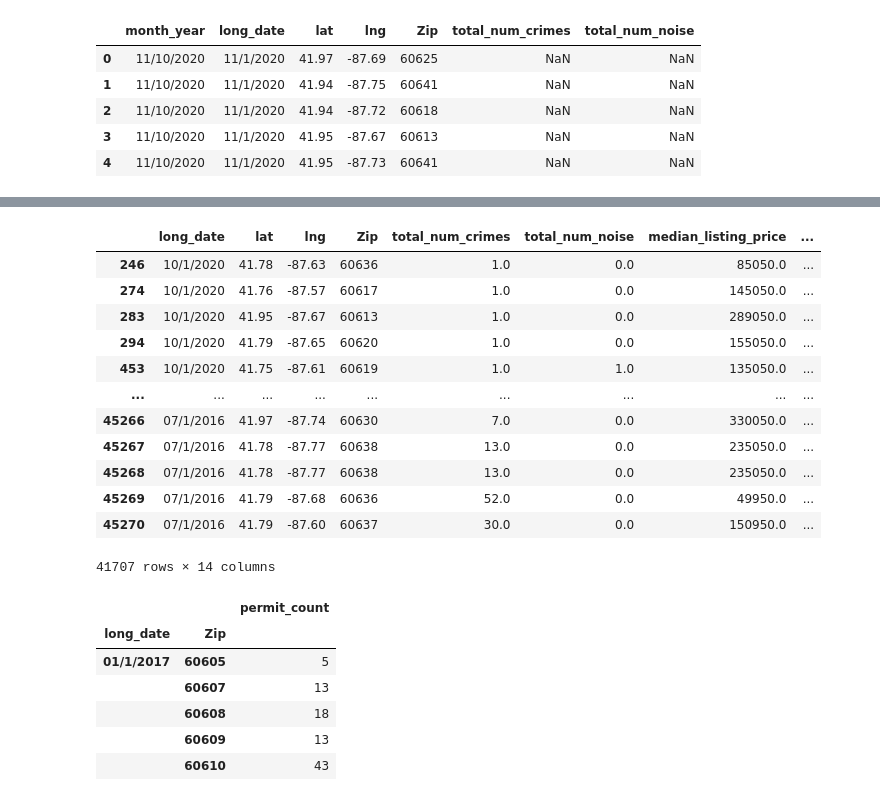
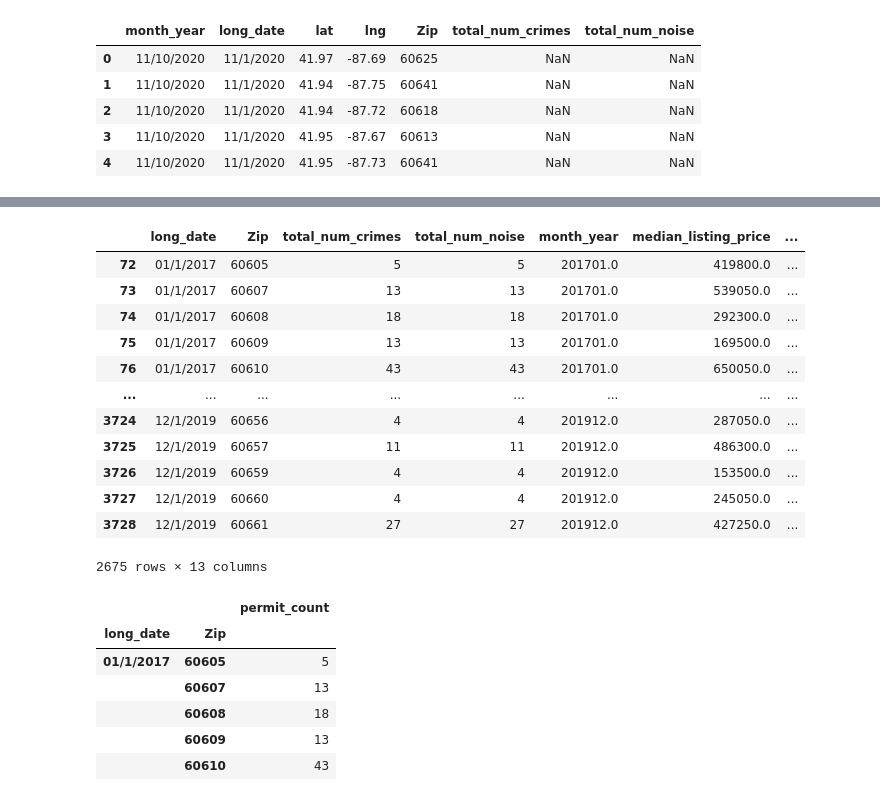
Before and after one commit to sjricketts/Project-3, a Jupyter notebook: chicago_real_estate_data.ipynb, the cells around one changed output, grey strips where cells are left out. Drawn from its saved outputs; the diff is of its cells as text; code cells hidden in the pictures.

Commit message:
updated full data set

```diff
--- a/chicago_real_estate_data.ipynb
+++ b/chicago_real_estate_data.ipynb
@@ -425,0 +448,4 @@ chiPermitsClean_df.head()
+# %%
+chiPermitsClean = "Data/chiPermitsClean_dfREW.csv"
+chiPermitsClean_df = pd.read_csv(chiPermitsClean,encoding='UTF-8')
+chiPermitsClean_df.head()
@@ -462,20 +495,20 @@ chiPermitsClean_df
 # %%
-chiPermitsClean_df = chiPermitsClean_df.drop(['month_year_y', 'month_year_x', "Full_date", "short_date", "zip_code", "city_state", ], axis=1)
+chiPermitsClean_df = chiPermitsClean_df.drop([ "Full_date", "short_date", "zip_code", "city_state", ], axis=1)
 chiPermitsClean_df
 # %% [output]
-|  | long_date | lat | lng | Zip | total_num_crimes | total_num_noise | median_listing_price | ... |
-| 246 | 10/1/2020 | 41.78 | -87.63 | 60636 | 1.0 | 0.0 | 85050.0 | ... |
-| 274 | 10/1/2020 | 41.76 | -87.57 | 60617 | 1.0 | 0.0 | 145050.0 | ... |
-| 283 | 10/1/2020 | 41.95 | -87.67 | 60613 | 1.0 | 0.0 | 289050.0 | ... |
-| 294 | 10/1/2020 | 41.79 | -87.65 | 60620 | 1.0 | 0.0 | 155050.0 | ... |
-| 453 | 10/1/2020 | 41.75 | -87.61 | 60619 | 1.0 | 1.0 | 135050.0 | ... |
-| ... | ... | ... | ... | ... | ... | ... | ... | ... |
-| 45266 | 07/1/2016 | 41.97 | -87.74 | 60630 | 7.0 | 0.0 | 330050.0 | ... |
-| 45267 | 07/1/2016 | 41.78 | -87.77 | 60638 | 13.0 | 0.0 | 235050.0 | ... |
-| 45268 | 07/1/2016 | 41.78 | -87.77 | 60638 | 13.0 | 0.0 | 235050.0 | ... |
-| 45269 | 07/1/2016 | 41.79 | -87.68 | 60636 | 52.0 | 0.0 | 49950.0 | ... |
-| 45270 | 07/1/2016 | 41.79 | -87.60 | 60637 | 30.0 | 0.0 | 150950.0 | ... |
+|  | long_date | Zip | total_num_crimes | total_num_noise | month_year | median_listing_price | ... |
+| 72 | 01/1/2017 | 60605 | 5 | 5 | 201701.0 | 419800.0 | ... |
+| 73 | 01/1/2017 | 60607 | 13 | 13 | 201701.0 | 539050.0 | ... |
+| 74 | 01/1/2017 | 60608 | 18 | 18 | 201701.0 | 292300.0 | ... |
+| 75 | 01/1/2017 | 60609 | 13 | 13 | 201701.0 | 169500.0 | ... |
+| 76 | 01/1/2017 | 60610 | 43 | 43 | 201701.0 | 650050.0 | ... |
+| ... | ... | ... | ... | ... | ... | ... | ... |
+| 3724 | 12/1/2019 | 60656 | 4 | 4 | 201912.0 | 287050.0 | ... |
+| 3725 | 12/1/2019 | 60657 | 11 | 11 | 201912.0 | 486300.0 | ... |
+| 3726 | 12/1/2019 | 60659 | 4 | 4 | 201912.0 | 153500.0 | ... |
+| 3727 | 12/1/2019 | 60660 | 4 | 4 | 201912.0 | 245050.0 | ... |
+| 3728 | 12/1/2019 | 60661 | 27 | 27 | 201912.0 | 427250.0 | ... |
-41707 rows × 14 columns
+2675 rows × 13 columns
 # %%
 permitMoCt_df = chiPermitsClean_df.groupby(["long_date","Zip"]).count()
 permitMoCt_df = permitMoCt_df[["lat"]]
```
Also changed, not shown: parts of 9 cells of this notebook, 1 other file.
